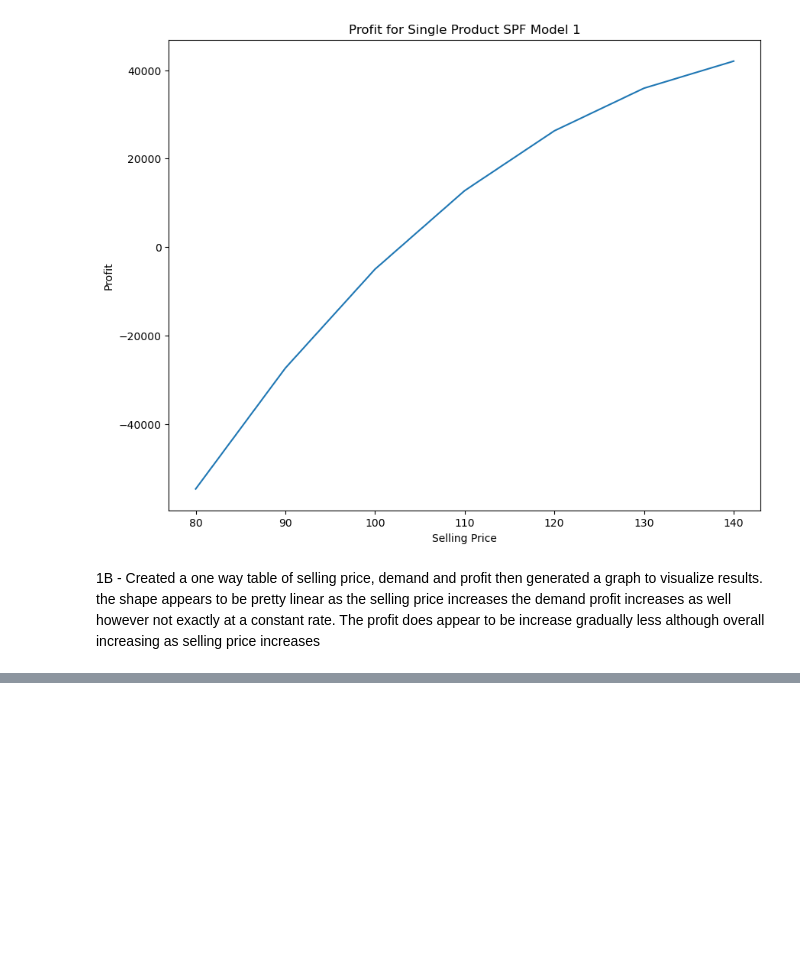
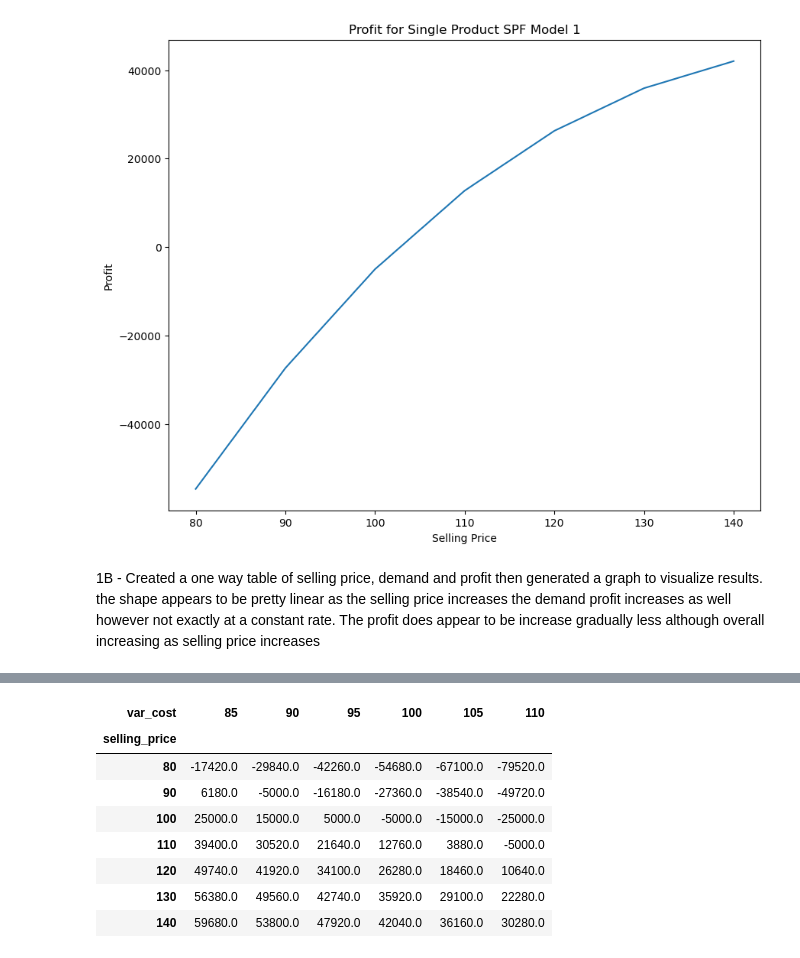
Before and after one commit to devlinmacaulay-debug/hw2_analysis1_break_even, a Jupyter notebook: hw2_analysis1_break_even.ipynb, the cells around one changed output, grey strips where cells are left out. Cells and saved outputs as stored; diff of their text form; code cells hidden in the pictures; blank space fills up the shorter version.

```diff
--- a/hw2_analysis1_break_even.ipynb
+++ b/hw2_analysis1_break_even.ipynb
@@ -94,0 +154,16 @@ exactly at a constant rate. The profit does appear to be increase gradually less
+# %%
+##create a pivot for plot
+model_3_dt_plot = model_3_dt.pivot(index="selling_price", columns="var_cost", values="profit")
+
+##check the pivot plot results
+model_3_dt_plot
+# %% [output]
+| var_cost | 85 | 90 | 95 | 100 | 105 | 110 |
+| selling_price |  |  |  |  |  |  |
+| 80 | -17420.0 | -29840.0 | -42260.0 | -54680.0 | -67100.0 | -79520.0 |
+| 90 | 6180.0 | -5000.0 | -16180.0 | -27360.0 | -38540.0 | -49720.0 |
+| 100 | 25000.0 | 15000.0 | 5000.0 | -5000.0 | -15000.0 | -25000.0 |
+| 110 | 39400.0 | 30520.0 | 21640.0 | 12760.0 | 3880.0 | -5000.0 |
+| 120 | 49740.0 | 41920.0 | 34100.0 | 26280.0 | 18460.0 | 10640.0 |
+| 130 | 56380.0 | 49560.0 | 42740.0 | 35920.0 | 29100.0 | 22280.0 |
+| 140 | 59680.0 | 53800.0 | 47920.0 | 42040.0 | 36160.0 | 30280.0 |
```
Also changed, not shown: parts of 7 cells of this notebook.
